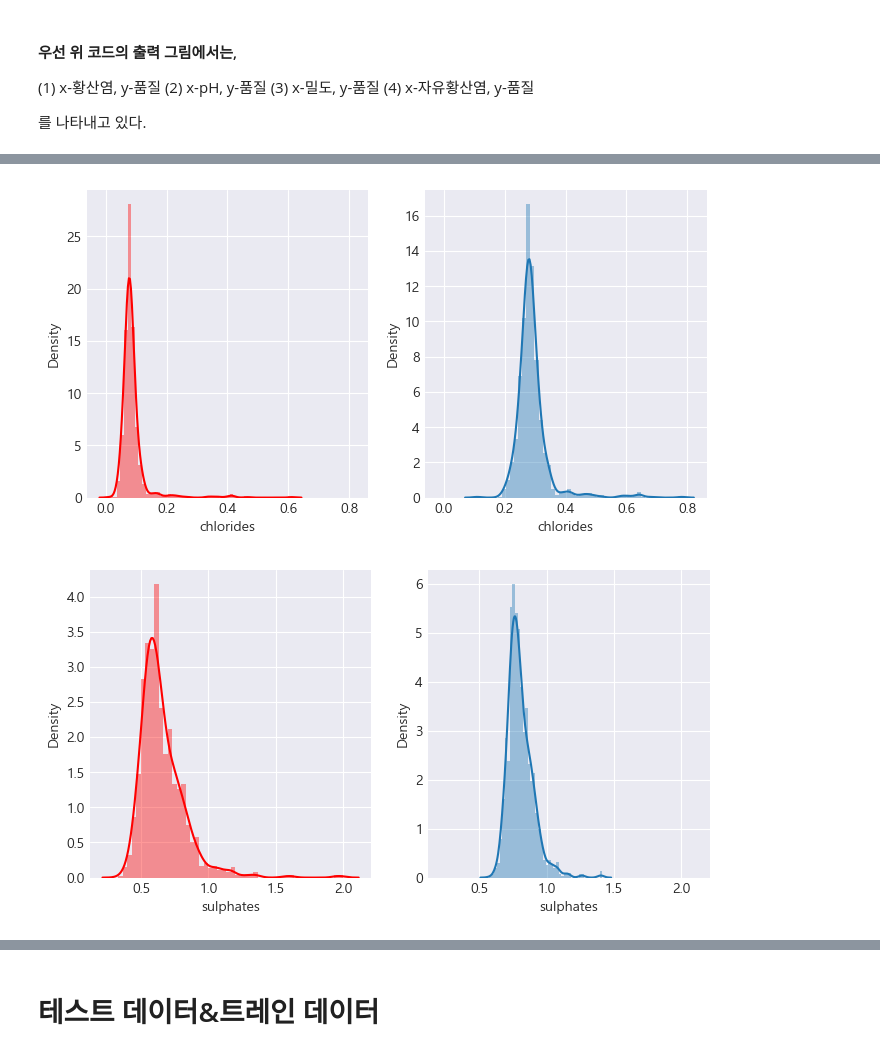
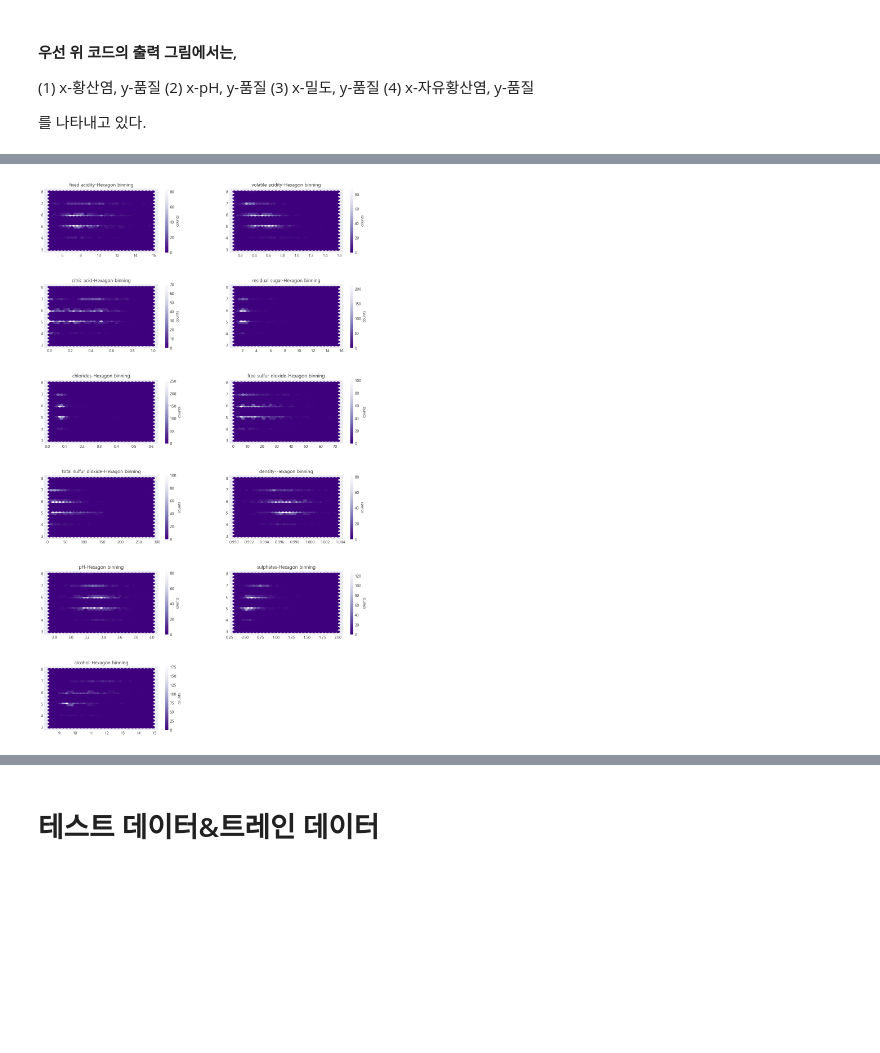
Before and after one commit to yeonho0214/test, a Jupyter notebook: 기계학습및설계 프로젝트.ipynb, the cells around one changed output, grey strips where cells are left out. Drawn from its saved outputs; the diff is of its cells as text; code cells hidden in the pictures; blank space fills up the shorter version.

```diff
--- a/기계학습및설계 프로젝트.ipynb
+++ b/기계학습및설계 프로젝트.ipynb
@@ -527,18 +366,31 @@ plt.show()
-# %%
-#그래프 비교2
-f, axes = plt.subplots(1, 2, figsize=(8, 4), sharex=True)
-
-sns.distplot(df['chlorides'],color='red', ax=axes[0])
-sns.distplot(df_root2, ax=axes[1])
-plt.show()
-# %% [output]
-[figure, removed]
-# %%
-#그래프 비교3
-f, axes = plt.subplots(1, 2, figsize=(8, 4), sharex=True)
-
-sns.distplot(df['sulphates'],color='red', ax=axes[0])
-sns.distplot(df_root3, ax=axes[1])
-plt.show()
-# %% [output]
-[figure, removed]
+# %%
+import matplotlib.pyplot as plt
+
+# 독립변수들의 리스트
+independent_variables = ["fixed acidity", "volatile acidity", "citric acid",
+                         "residual sugar", "chlorides", "free sulfur dioxide",
+                         "total sulfur dioxide", "density", "pH", "sulphates",
+                         "alcohol"]
+quality_variable = "quality"
+
+# 그림의 크기 및 서브플롯 설정
+fig, axes = plt.subplots(nrows=6, ncols=2, figsize=(15,25))
+axes = axes.flatten()
+
+# 반복문을 통한 서브플롯 생성
+for i, ax in enumerate(axes):
+    # 11개의 변수까지만 반복
+    if i < len(independent_variables):
+        hb = ax.hexbin(df[independent_variables[i]], df[quality_variable], gridsize=30, cmap='Purples_r')
+        ax.set_title(f"{independent_variables[i]}-Hexagon binning")
+        cb = fig.colorbar(hb, ax=ax, label='counts')
+    else:
+        # 11개 이후의 서브플롯 삭제
+        fig.delaxes(ax)
+
+# 세로 간격 조절
+plt.subplots_adjust(wspace=0.3, hspace=0.5)
+
+plt.show()
+# %% [output]
+[figure, added]
```
Also changed, not shown: parts of 45 cells of this notebook.
